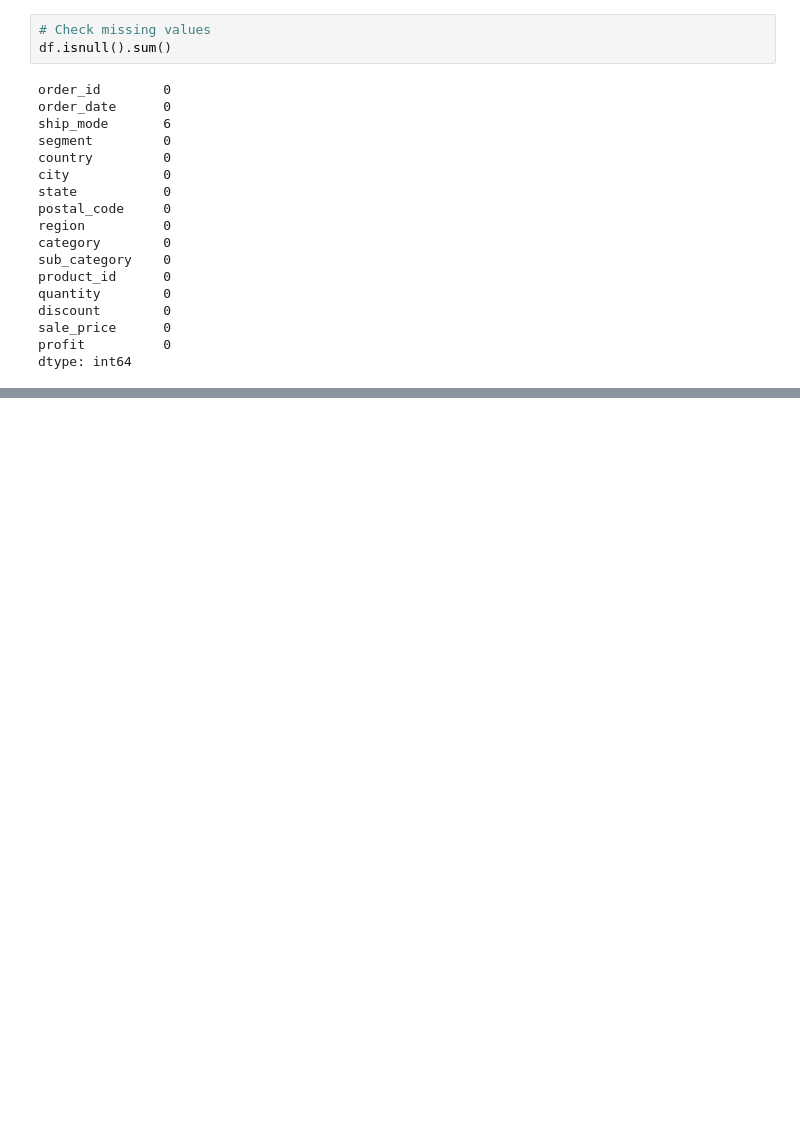
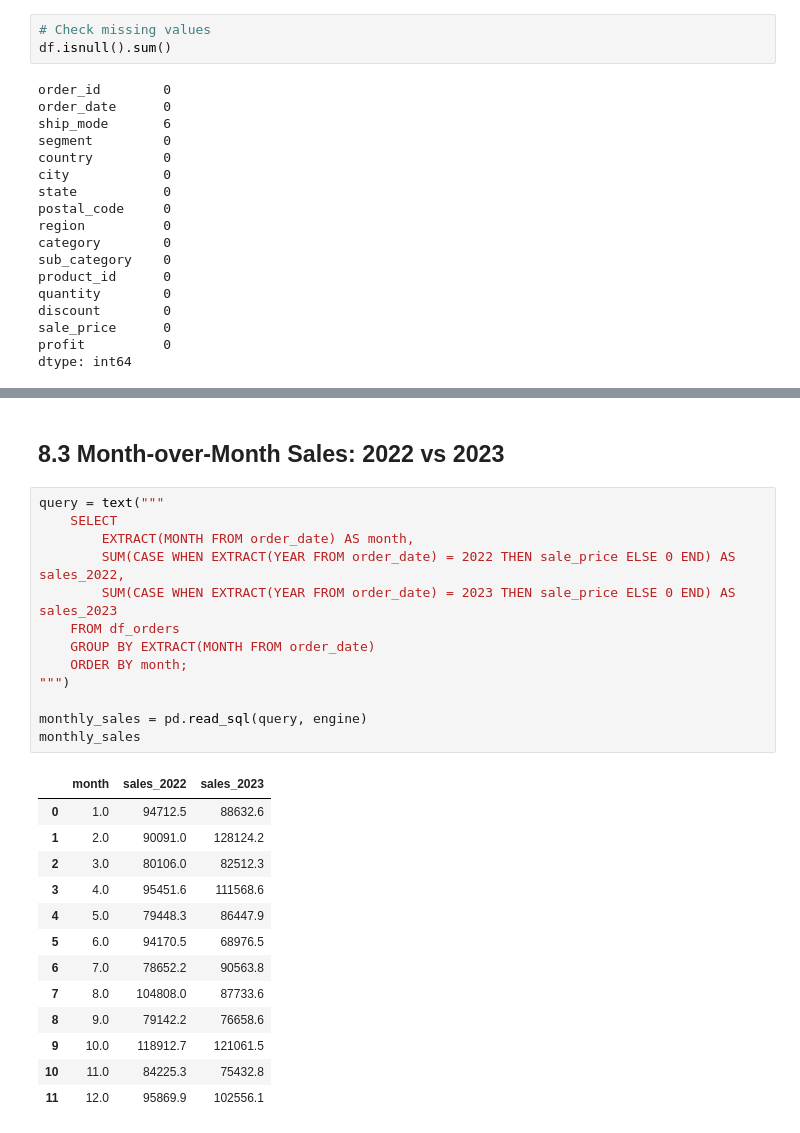
Before and after one commit to Minhazul22/data-analytics-project, a Jupyter notebook: orders_data_analysis.ipynb, the cells around one changed output, grey strips where cells are left out. Saved outputs shown, nothing was run; the diff lists cells and outputs as text; blank space fills up the shorter version.

```diff
--- a/orders_data_analysis.ipynb
+++ b/orders_data_analysis.ipynb
@@ -473,0 +679,29 @@ dtype: int64
+# %% [markdown]
+## 8.3 Month-over-Month Sales: 2022 vs 2023
+# %%
+query = text("""
+    SELECT
+        EXTRACT(MONTH FROM order_date) AS month,
+        SUM(CASE WHEN EXTRACT(YEAR FROM order_date) = 2022 THEN sale_price ELSE 0 END) AS sales_2022,
+        SUM(CASE WHEN EXTRACT(YEAR FROM order_date) = 2023 THEN sale_price ELSE 0 END) AS sales_2023
+    FROM df_orders
+    GROUP BY EXTRACT(MONTH FROM order_date)
+    ORDER BY month;
+""")
+
+monthly_sales = pd.read_sql(query, engine)
+monthly_sales
+# %% [output]
+|  | month | sales_2022 | sales_2023 |
+| 0 | 1.0 | 94712.5 | 88632.6 |
+| 1 | 2.0 | 90091.0 | 128124.2 |
+| 2 | 3.0 | 80106.0 | 82512.3 |
+| 3 | 4.0 | 95451.6 | 111568.6 |
+| 4 | 5.0 | 79448.3 | 86447.9 |
+| 5 | 6.0 | 94170.5 | 68976.5 |
+| 6 | 7.0 | 78652.2 | 90563.8 |
+| 7 | 8.0 | 104808.0 | 87733.6 |
+| 8 | 9.0 | 79142.2 | 76658.6 |
+| 9 | 10.0 | 118912.7 | 121061.5 |
+| 10 | 11.0 | 84225.3 | 75432.8 |
+| 11 | 12.0 | 95869.9 | 102556.1 |
```
Also changed, not shown: parts of 17 cells of this notebook.
